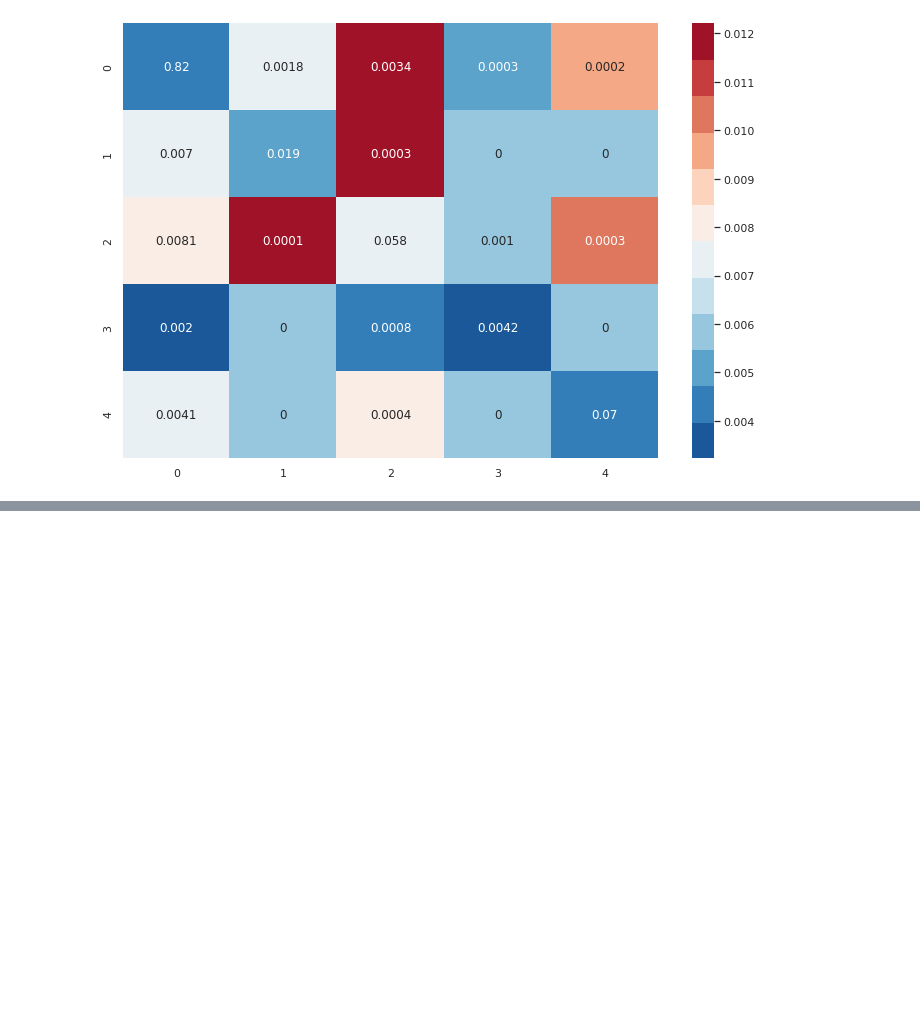
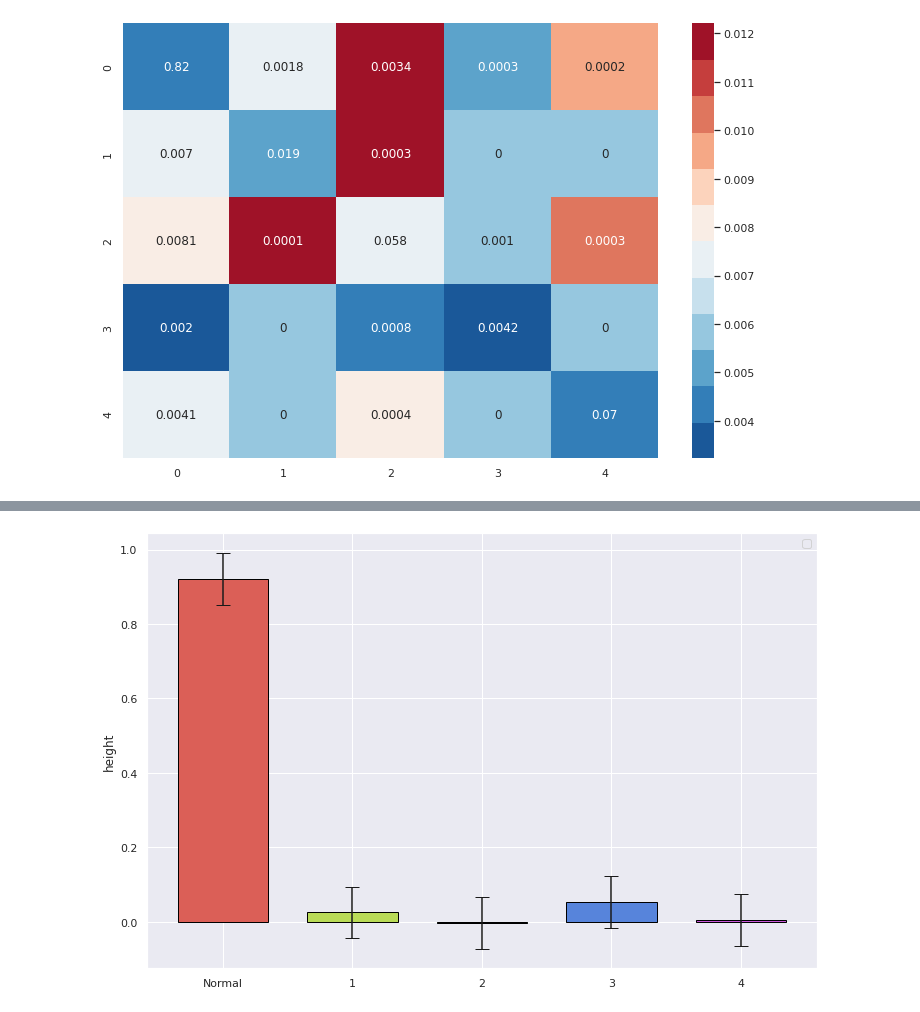
Before and after one commit to Benoitane/Deep-learning, a Jupyter notebook: DL_projet.ipynb, the cells around one changed output, grey strips where cells are left out. Drawn from its saved outputs; the diff is of its cells as text; code cells hidden in the pictures; blank space fills up the shorter version.

```diff
--- a/DL_projet.ipynb
+++ b/DL_projet.ipynb
@@ -610,3 +594,15 @@ sns.heatmap(heat_var, cmap=sns.color_palette("RdBu_r",12), annot = confusion_mat
 # %% [output]
 <matplotlib.axes._subplots.AxesSubplot at 0x...>
 [figure]
+# %%
+barWidth = 0.7
+val = 700
+bars1 = nngp_mean[y_val_true.argsort(),:][val]
+yer1 = np.array([1,1,1,1,1])*nngp_std[y_val_true.argsort()][val]*1.96*10
+r1 = np.arange(len(bars1))
+plt.bar(r1, bars1, width = barWidth, color = sns.color_palette("hls", 5), edgecolor = 'black', yerr=yer1, capsize=7)
+plt.xticks(r1, ['Normal', '1', '2', '3', '4'])
+plt.ylabel('height')
+plt.legend()
+plt.show()
+# %% [output]
@@ -612,0 +610 @@ sns.heatmap(heat_var, cmap=sns.color_palette("RdBu_r",12), annot = confusion_mat
+[figure, added]
```
Also changed, not shown: parts of 16 cells of this notebook, 1 other file.
